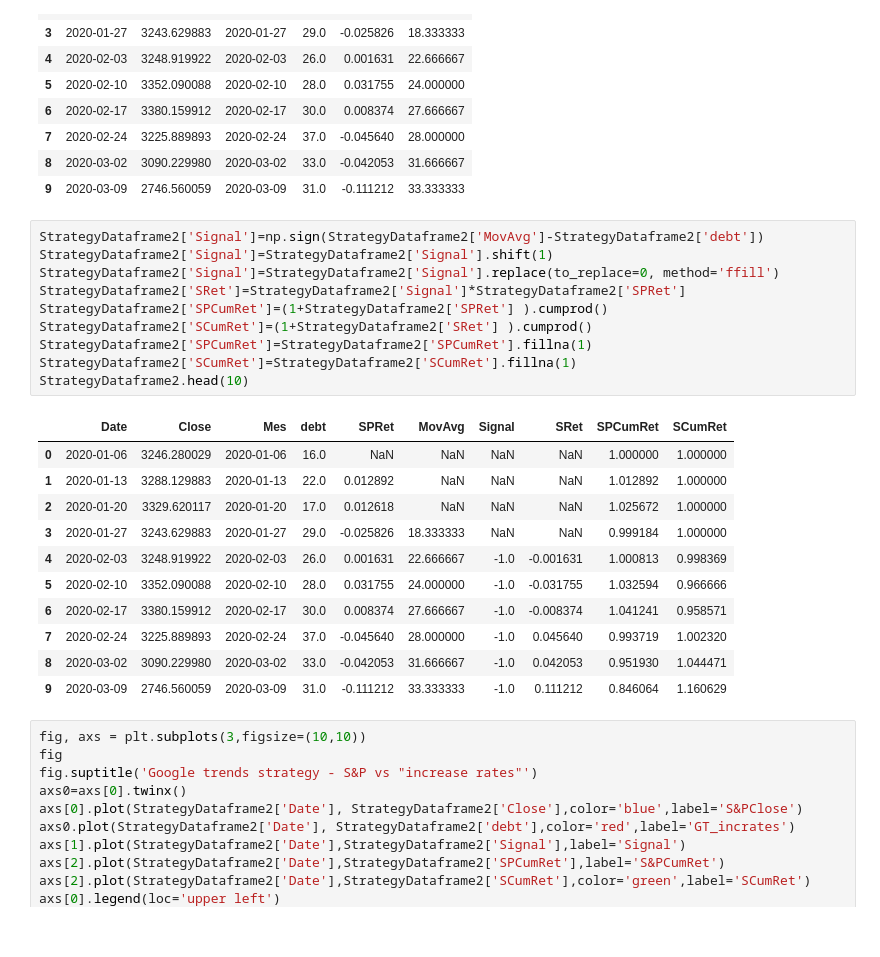
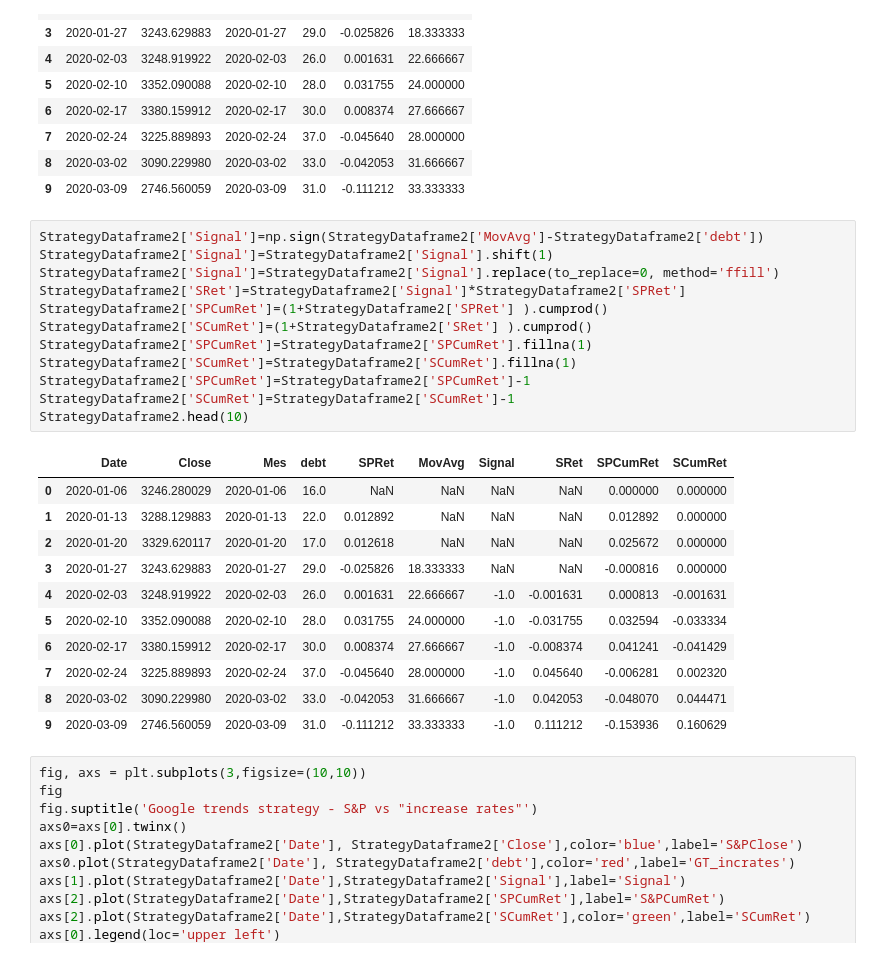
Before and after one commit to edwinriospzn/TradHW02, a Jupyter notebook: THomework2_V01.ipynb, the cells around one changed output. Saved outputs shown, nothing was run; the diff lists cells and outputs as text.

```diff
--- a/THomework2_V01.ipynb
+++ b/THomework2_V01.ipynb
@@ -281,25 +272,27 @@ StrategyDataframe2.head(10)
 # %%
 StrategyDataframe2['Signal']=np.sign(StrategyDataframe2['MovAvg']-StrategyDataframe2['debt'])
 StrategyDataframe2['Signal']=StrategyDataframe2['Signal'].shift(1)
 StrategyDataframe2['Signal']=StrategyDataframe2['Signal'].replace(to_replace=0, method='ffill')
 StrategyDataframe2['SRet']=StrategyDataframe2['Signal']*StrategyDataframe2['SPRet']
 StrategyDataframe2['SPCumRet']=(1+StrategyDataframe2['SPRet'] ).cumprod()
 StrategyDataframe2['SCumRet']=(1+StrategyDataframe2['SRet'] ).cumprod()
 StrategyDataframe2['SPCumRet']=StrategyDataframe2['SPCumRet'].fillna(1)
 StrategyDataframe2['SCumRet']=StrategyDataframe2['SCumRet'].fillna(1)
+StrategyDataframe2['SPCumRet']=StrategyDataframe2['SPCumRet']-1
+StrategyDataframe2['SCumRet']=StrategyDataframe2['SCumRet']-1
 StrategyDataframe2.head(10)
 # %% [output]
 |  | Date | Close | Mes | debt | SPRet | MovAvg | Signal | SRet | SPCumRet | SCumRet |
-| 0 | 2020-01-06 | 3246.280029 | 2020-01-06 | 16.0 | NaN | NaN | NaN | NaN | 1.000000 | 1.000000 |
-| 1 | 2020-01-13 | 3288.129883 | 2020-01-13 | 22.0 | 0.012892 | NaN | NaN | NaN | 1.012892 | 1.000000 |
-| 2 | 2020-01-20 | 3329.620117 | 2020-01-20 | 17.0 | 0.012618 | NaN | NaN | NaN | 1.025672 | 1.000000 |
-| 3 | 2020-01-27 | 3243.629883 | 2020-01-27 | 29.0 | -0.025826 | 18.333333 | NaN | NaN | 0.999184 | 1.000000 |
-| 4 | 2020-02-03 | 3248.919922 | 2020-02-03 | 26.0 | 0.001631 | 22.666667 | -1.0 | -0.001631 | 1.000813 | 0.998369 |
-| 5 | 2020-02-10 | 3352.090088 | 2020-02-10 | 28.0 | 0.031755 | 24.000000 | -1.0 | -0.031755 | 1.032594 | 0.966666 |
-| 6 | 2020-02-17 | 3380.159912 | 2020-02-17 | 30.0 | 0.008374 | 27.666667 | -1.0 | -0.008374 | 1.041241 | 0.958571 |
-| 7 | 2020-02-24 | 3225.889893 | 2020-02-24 | 37.0 | -0.045640 | 28.000000 | -1.0 | 0.045640 | 0.993719 | 1.002320 |
-| 8 | 2020-03-02 | 3090.229980 | 2020-03-02 | 33.0 | -0.042053 | 31.666667 | -1.0 | 0.042053 | 0.951930 | 1.044471 |
-| 9 | 2020-03-09 | 2746.560059 | 2020-03-09 | 31.0 | -0.111212 | 33.333333 | -1.0 | 0.111212 | 0.846064 | 1.160629 |
+| 0 | 2020-01-06 | 3246.280029 | 2020-01-06 | 16.0 | NaN | NaN | NaN | NaN | 0.000000 | 0.000000 |
+| 1 | 2020-01-13 | 3288.129883 | 2020-01-13 | 22.0 | 0.012892 | NaN | NaN | NaN | 0.012892 | 0.000000 |
+| 2 | 2020-01-20 | 3329.620117 | 2020-01-20 | 17.0 | 0.012618 | NaN | NaN | NaN | 0.025672 | 0.000000 |
+| 3 | 2020-01-27 | 3243.629883 | 2020-01-27 | 29.0 | -0.025826 | 18.333333 | NaN | NaN | -0.000816 | 0.000000 |
+| 4 | 2020-02-03 | 3248.919922 | 2020-02-03 | 26.0 | 0.001631 | 22.666667 | -1.0 | -0.001631 | 0.000813 | -0.001631 |
+| 5 | 2020-02-10 | 3352.090088 | 2020-02-10 | 28.0 | 0.031755 | 24.000000 | -1.0 | -0.031755 | 0.032594 | -0.033334 |
+| 6 | 2020-02-17 | 3380.159912 | 2020-02-17 | 30.0 | 0.008374 | 27.666667 | -1.0 | -0.008374 | 0.041241 | -0.041429 |
+| 7 | 2020-02-24 | 3225.889893 | 2020-02-24 | 37.0 | -0.045640 | 28.000000 | -1.0 | 0.045640 | -0.006281 | 0.002320 |
+| 8 | 2020-03-02 | 3090.229980 | 2020-03-02 | 33.0 | -0.042053 | 31.666667 | -1.0 | 0.042053 | -0.048070 | 0.044471 |
+| 9 | 2020-03-09 | 2746.560059 | 2020-03-09 | 31.0 | -0.111212 | 33.333333 | -1.0 | 0.111212 | -0.153936 | 0.160629 |
 # %%
 fig, axs = plt.subplots(3,figsize=(10,10))
 fig
```
Also changed, not shown: parts of 24 cells of this notebook, 4 other files.
